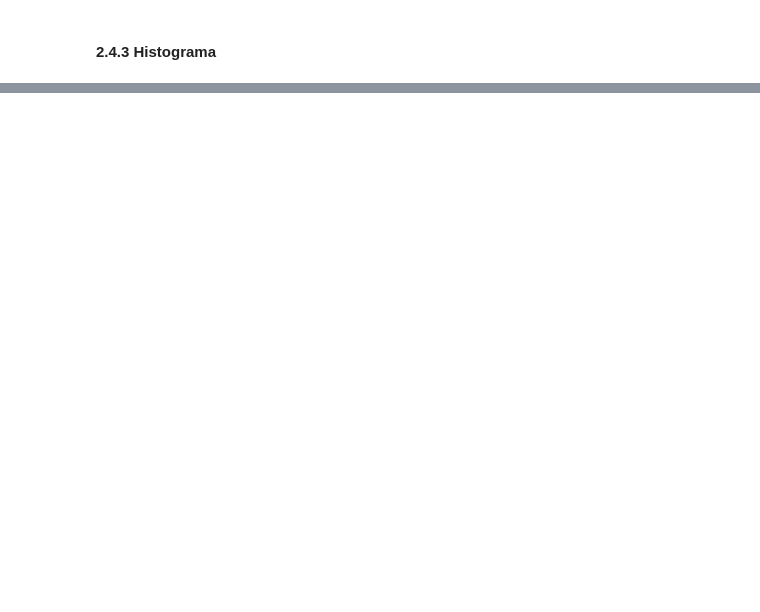
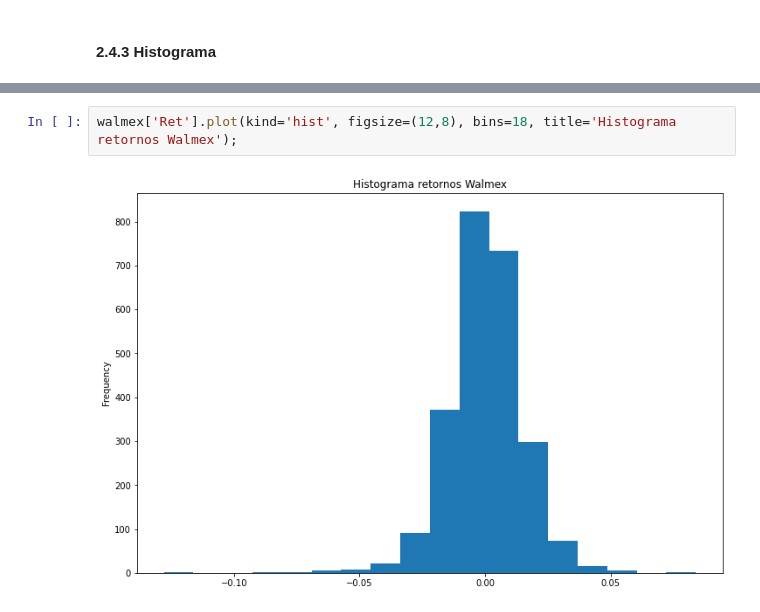
Before and after one commit to carlosdeoncedos/analisisdeinversion2021, a Jupyter notebook: Codigo/20211102Clase8.ipynb, the cells around one changed output, grey strips where cells are left out. Drawn from its saved outputs; the diff is of its cells as text; blank space fills up the shorter version.

```diff
--- a/Codigo/20211102Clase8.ipynb
+++ b/Codigo/20211102Clase8.ipynb
@@ -659,0 +672,4 @@ np.exp(walmex['Ret'].sum()) - 1
+# %%
+walmex['Ret'].plot(kind='hist', figsize=(12,8), bins=18, title='Histograma retornos Walmex');
+# %% [output]
+[figure, added]
```
Also changed, not shown: parts of 3 cells of this notebook, 1 other file.
